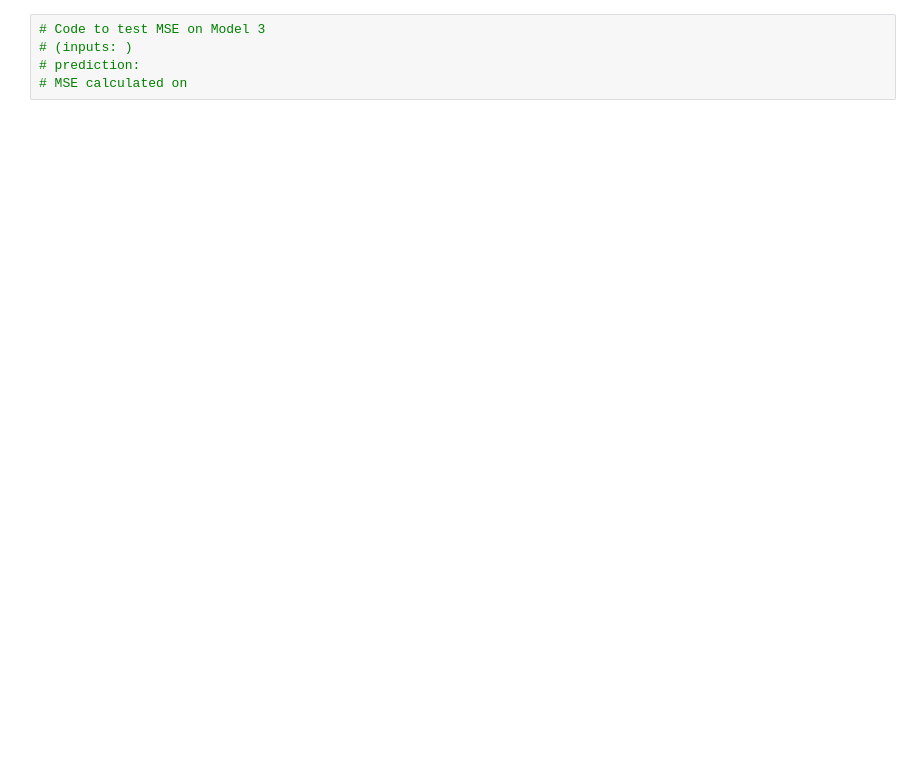
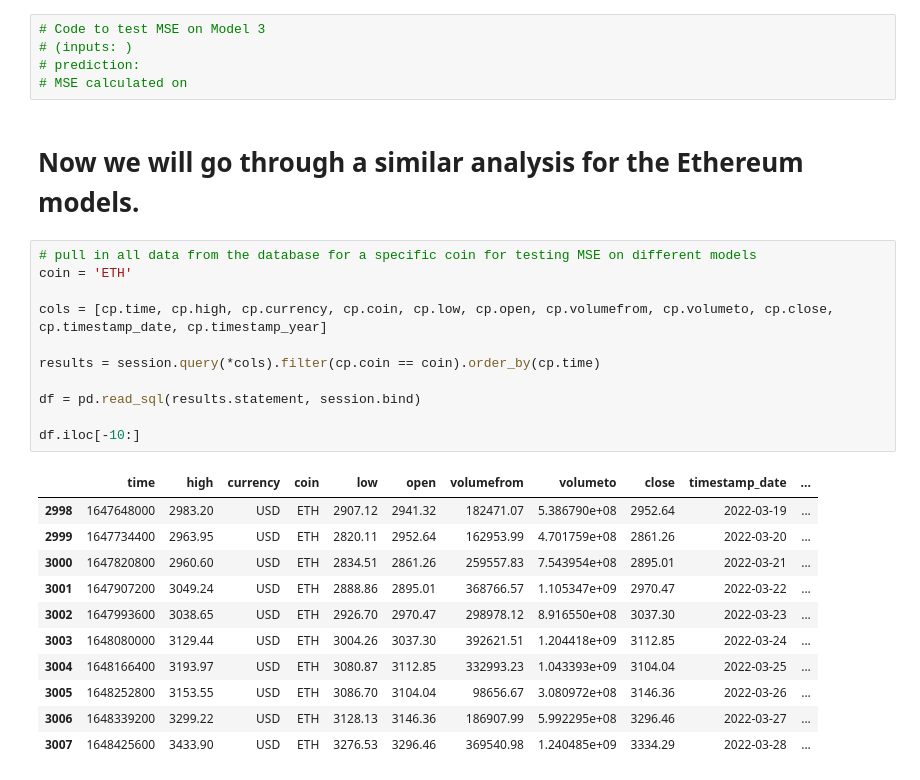
Before and after one commit to Price-Prediction-Model-Org/Price-Prediction-Model-Group, a Jupyter notebook: Model_Testing/Model_Comparison_Testing.ipynb, the cells around one changed output. Saved outputs shown, nothing was run; the diff lists cells and outputs as text; blank space fills up the shorter version.

Commit message:
Included ETH models in Model Comp notebook

```diff
--- a/Model_Testing/Model_Comparison_Testing.ipynb
+++ b/Model_Testing/Model_Comparison_Testing.ipynb
@@ -391,3 +357,28 @@ Test Score: 1735.47 MAE
 # (inputs: )
 # prediction:
 # MSE calculated on
+# %% [markdown]
+# Now we will go through a similar analysis for the Ethereum models.
+# %%
+# pull in all data from the database for a specific coin for testing MSE on different models
+coin = 'ETH'
+
+cols = [cp.time, cp.high, cp.currency, cp.coin, cp.low, cp.open, cp.volumefrom, cp.volumeto, cp.close, cp.timestamp_date, cp.timestamp_year]
+
+results = session.query(*cols).filter(cp.coin == coin).order_by(cp.time)
+
+df = pd.read_sql(results.statement, session.bind)
+
+df.iloc[-10:]
+# %% [output]
+|  | time | high | currency | coin | low | open | volumefrom | volumeto | close | timestamp_date | ... |
+| 2998 | 1647648000 | 2983.20 | USD | ETH | 2907.12 | 2941.32 | 182471.07 | 5.386790e+08 | 2952.64 | 2022-03-19 | ... |
+| 2999 | 1647734400 | 2963.95 | USD | ETH | 2820.11 | 2952.64 | 162953.99 | 4.701759e+08 | 2861.26 | 2022-03-20 | ... |
+| 3000 | 1647820800 | 2960.60 | USD | ETH | 2834.51 | 2861.26 | 259557.83 | 7.543954e+08 | 2895.01 | 2022-03-21 | ... |
+| 3001 | 1647907200 | 3049.24 | USD | ETH | 2888.86 | 2895.01 | 368766.57 | 1.105347e+09 | 2970.47 | 2022-03-22 | ... |
+| 3002 | 1647993600 | 3038.65 | USD | ETH | 2926.70 | 2970.47 | 298978.12 | 8.916550e+08 | 3037.30 | 2022-03-23 | ... |
+| 3003 | 1648080000 | 3129.44 | USD | ETH | 3004.26 | 3037.30 | 392621.51 | 1.204418e+09 | 3112.85 | 2022-03-24 | ... |
+| 3004 | 1648166400 | 3193.97 | USD | ETH | 3080.87 | 3112.85 | 332993.23 | 1.043393e+09 | 3104.04 | 2022-03-25 | ... |
+| 3005 | 1648252800 | 3153.55 | USD | ETH | 3086.70 | 3104.04 | 98656.67 | 3.080972e+08 | 3146.36 | 2022-03-26 | ... |
+| 3006 | 1648339200 | 3299.22 | USD | ETH | 3128.13 | 3146.36 | 186907.99 | 5.992295e+08 | 3296.46 | 2022-03-27 | ... |
+| 3007 | 1648425600 | 3433.90 | USD | ETH | 3276.53 | 3296.46 | 369540.98 | 1.240485e+09 | 3334.29 | 2022-03-28 | ... |
```
Also changed, not shown: parts of 10 cells of this notebook, 1 other file.
